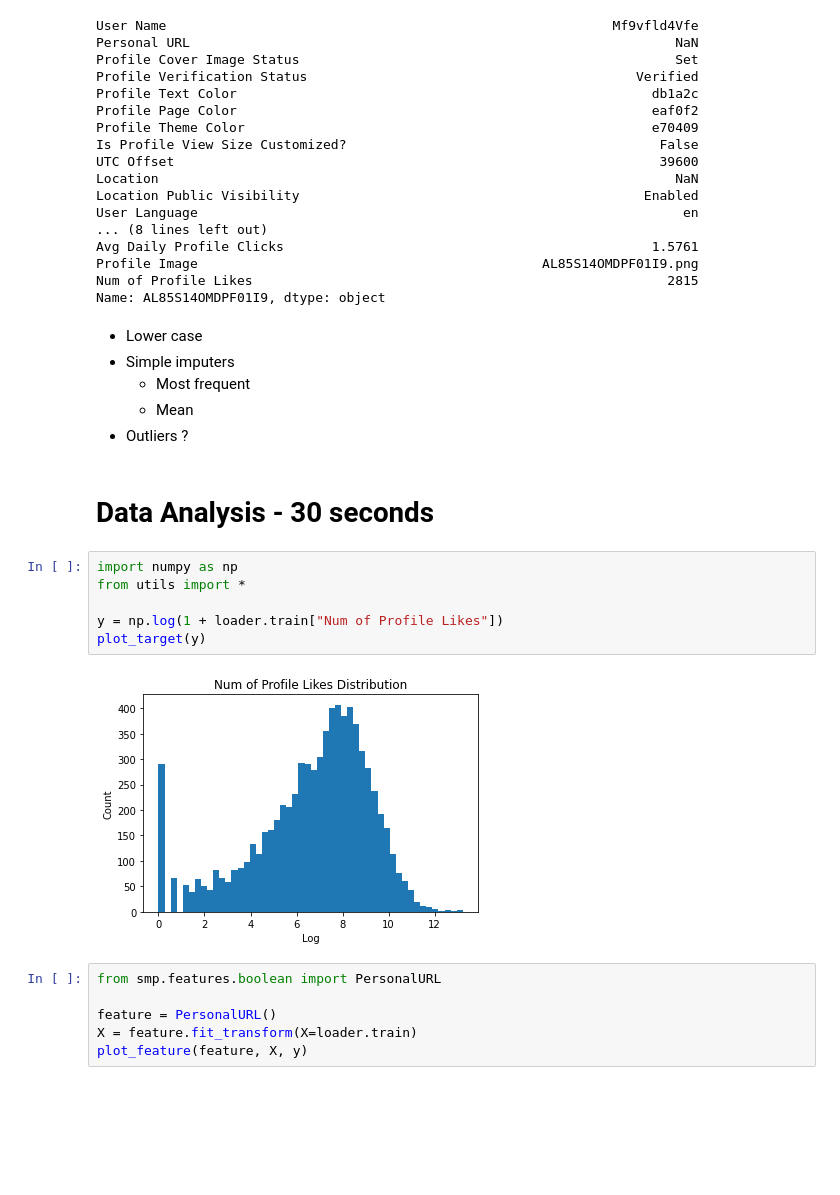
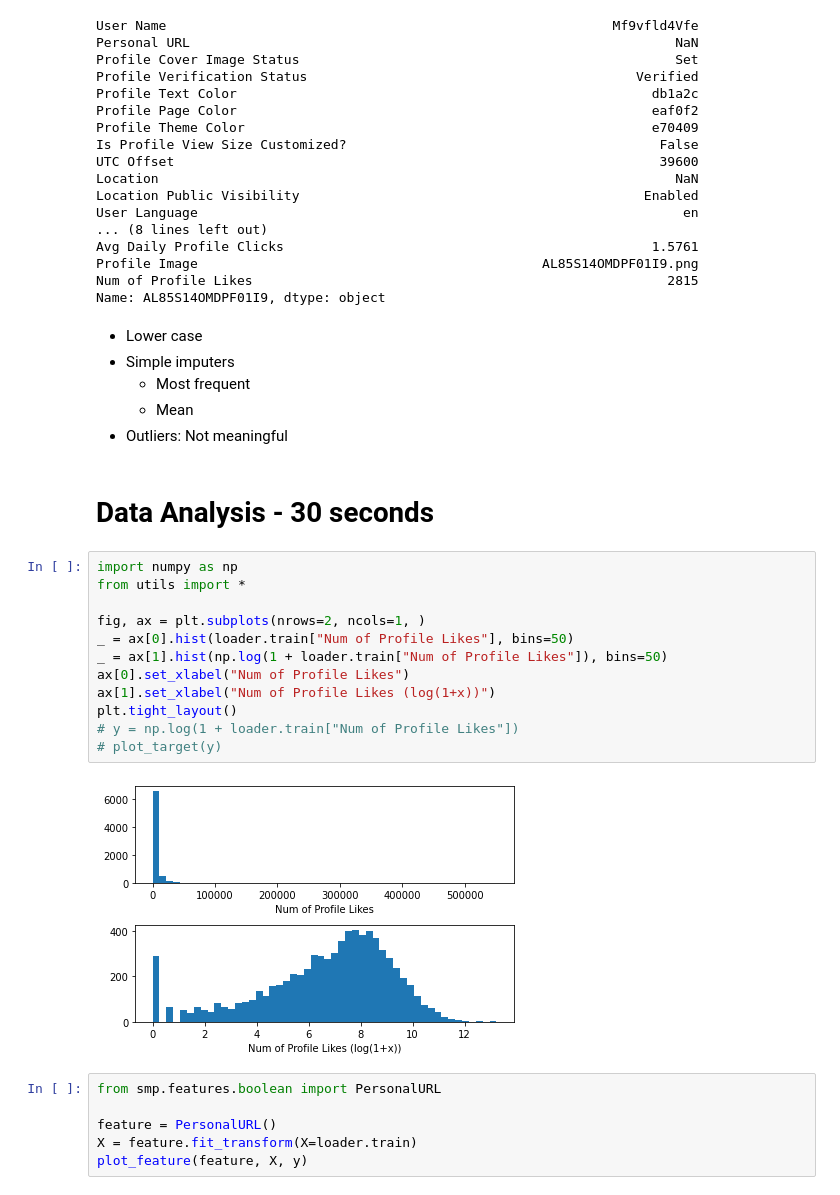
Before and after one commit to ebrunet28/smp, a Jupyter notebook: notebooks/presentation.ipynb, the cells around one changed output. Cells and saved outputs as stored; diff of their text form; blank space fills up the shorter version.

```diff
--- a/notebooks/presentation.ipynb
+++ b/notebooks/presentation.ipynb
@@ -74,17 +69,23 @@ Name: AL85S14OMDPF01I9, dtype: object
 - Simple imputers
     - Most frequent
     - Mean
-- Outliers ?
+- Outliers: Not meaningful
 # %% [markdown]
 # Data Analysis - 30 seconds
-# %%
-import numpy as np
-from utils import *
-
-y = np.log(1 + loader.train["Num of Profile Likes"])
-plot_target(y)
-# %% [output]
-[figure, removed]
+# %%
+import numpy as np
+from utils import *
+
+fig, ax = plt.subplots(nrows=2, ncols=1, )
+_ = ax[0].hist(loader.train["Num of Profile Likes"], bins=50)
+_ = ax[1].hist(np.log(1 + loader.train["Num of Profile Likes"]), bins=50)
+ax[0].set_xlabel("Num of Profile Likes")
+ax[1].set_xlabel("Num of Profile Likes (log(1+x))")
+plt.tight_layout()
+# y = np.log(1 + loader.train["Num of Profile Likes"])
+# plot_target(y)
+# %% [output]
+[figure, added]
 # %%
 from smp.features.boolean import PersonalURL
 
```
Also changed, not shown: parts of 7 cells of this notebook, 2 other files.
